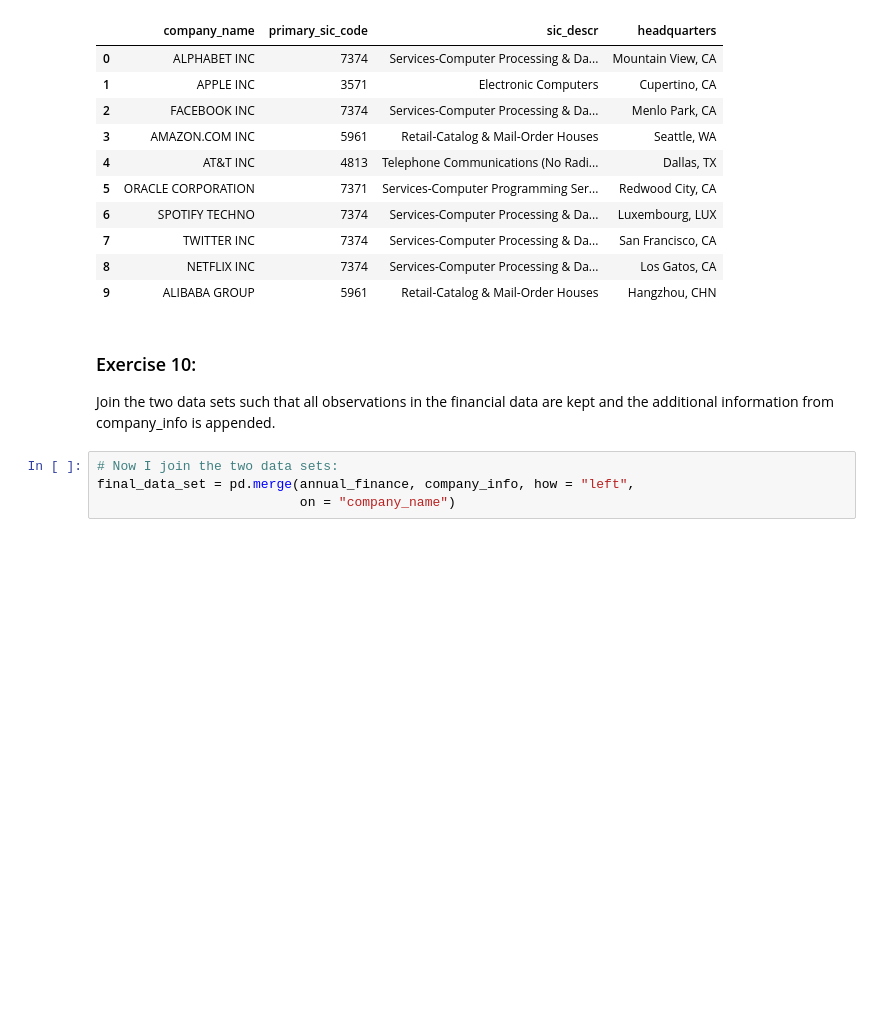
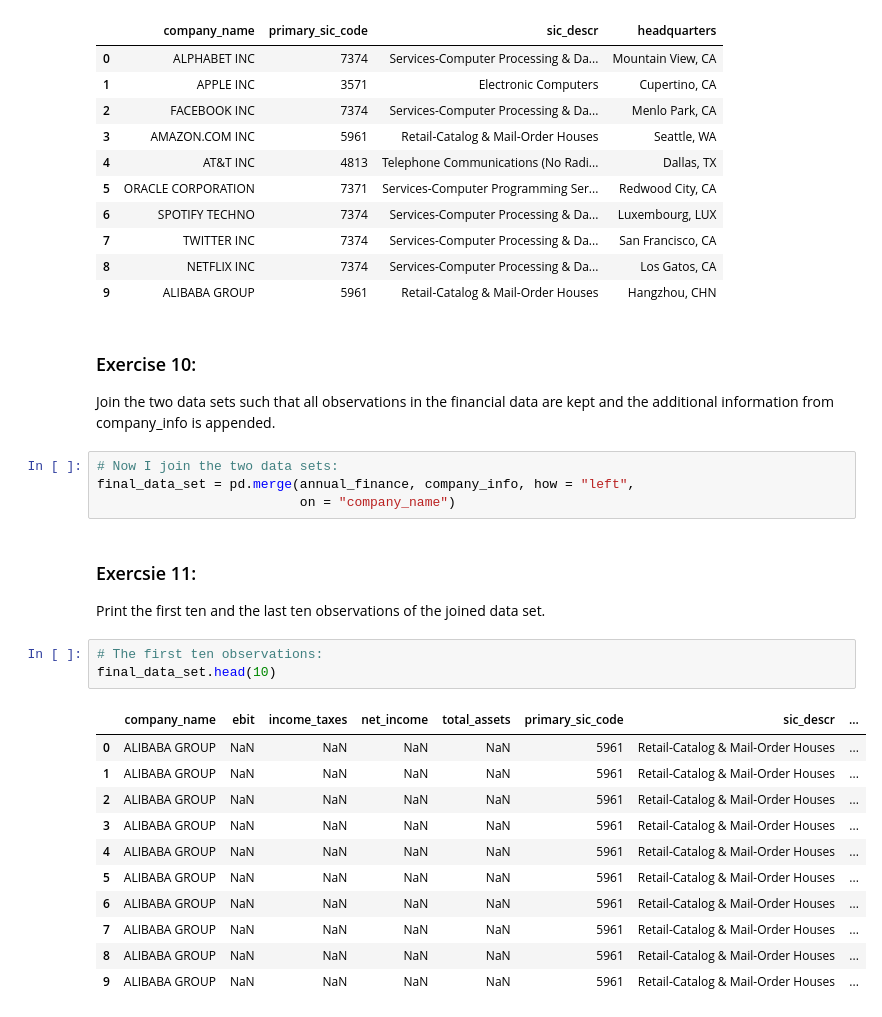
Before and after one commit to NilsGrossepieper/Grossepieper_Nils_Assignment01, a Jupyter notebook: Grossepieper_Nils_Assignment01_Python.ipynb, the cells around one changed output. Saved outputs shown, nothing was run; the diff lists cells and outputs as text; blank space fills up the shorter version.

Commit message:
I displayed the first ten and the last ten observations of the final table.

```diff
--- a/Grossepieper_Nils_Assignment01_Python.ipynb
+++ b/Grossepieper_Nils_Assignment01_Python.ipynb
@@ -280,3 +280,21 @@ information from company_info is appended.
 # Now I join the two data sets:
 final_data_set = pd.merge(annual_finance, company_info, how = "left",
                           on = "company_name")
+# %% [markdown]
+### Exercsie 11:
+Print the first ten and the last ten observations of the joined data set.
+# %%
+# The first ten observations:
+final_data_set.head(10)
+# %% [output]
+|  | company_name | ebit | income_taxes | net_income | total_assets | primary_sic_code | sic_descr | ... |
+| 0 | ALIBABA GROUP | NaN | NaN | NaN | NaN | 5961 | Retail-Catalog & Mail-Order Houses | ... |
+| 1 | ALIBABA GROUP | NaN | NaN | NaN | NaN | 5961 | Retail-Catalog & Mail-Order Houses | ... |
+| 2 | ALIBABA GROUP | NaN | NaN | NaN | NaN | 5961 | Retail-Catalog & Mail-Order Houses | ... |
+| 3 | ALIBABA GROUP | NaN | NaN | NaN | NaN | 5961 | Retail-Catalog & Mail-Order Houses | ... |
+| 4 | ALIBABA GROUP | NaN | NaN | NaN | NaN | 5961 | Retail-Catalog & Mail-Order Houses | ... |
+| 5 | ALIBABA GROUP | NaN | NaN | NaN | NaN | 5961 | Retail-Catalog & Mail-Order Houses | ... |
+| 6 | ALIBABA GROUP | NaN | NaN | NaN | NaN | 5961 | Retail-Catalog & Mail-Order Houses | ... |
+| 7 | ALIBABA GROUP | NaN | NaN | NaN | NaN | 5961 | Retail-Catalog & Mail-Order Houses | ... |
+| 8 | ALIBABA GROUP | NaN | NaN | NaN | NaN | 5961 | Retail-Catalog & Mail-Order Houses | ... |
+| 9 | ALIBABA GROUP | NaN | NaN | NaN | NaN | 5961 | Retail-Catalog & Mail-Order Houses | ... |
```
Also changed, not shown: parts of 1 cell of this notebook.
